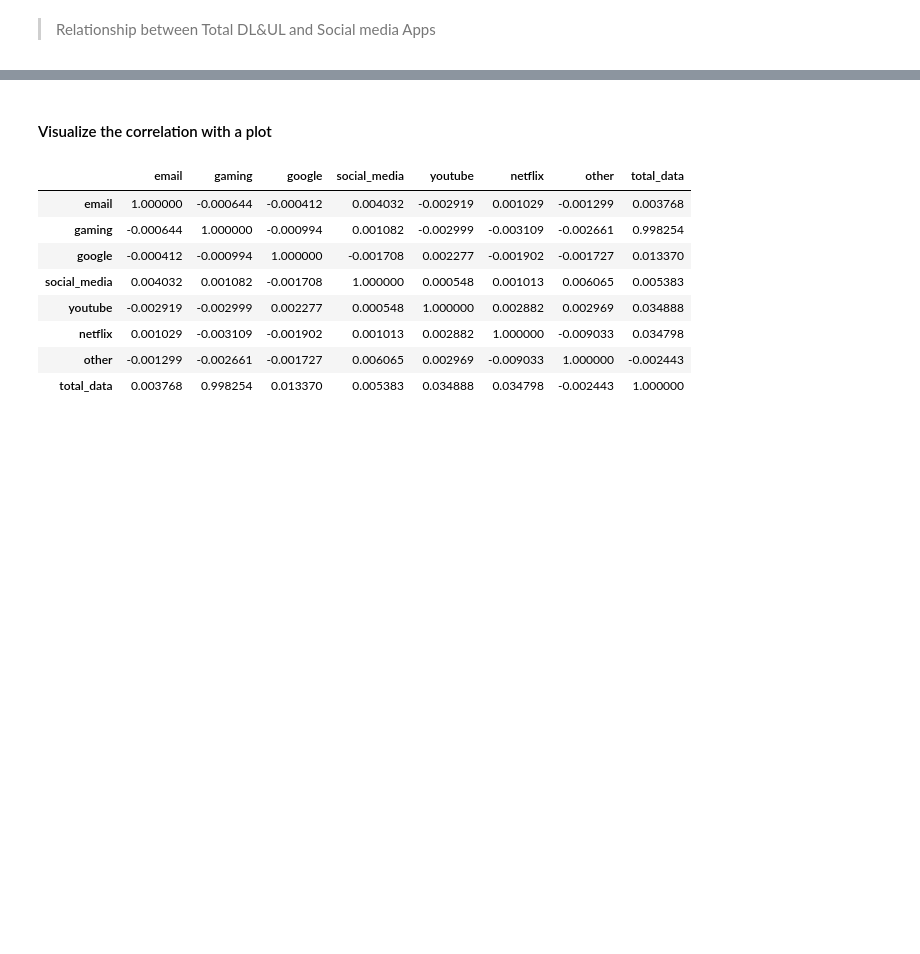
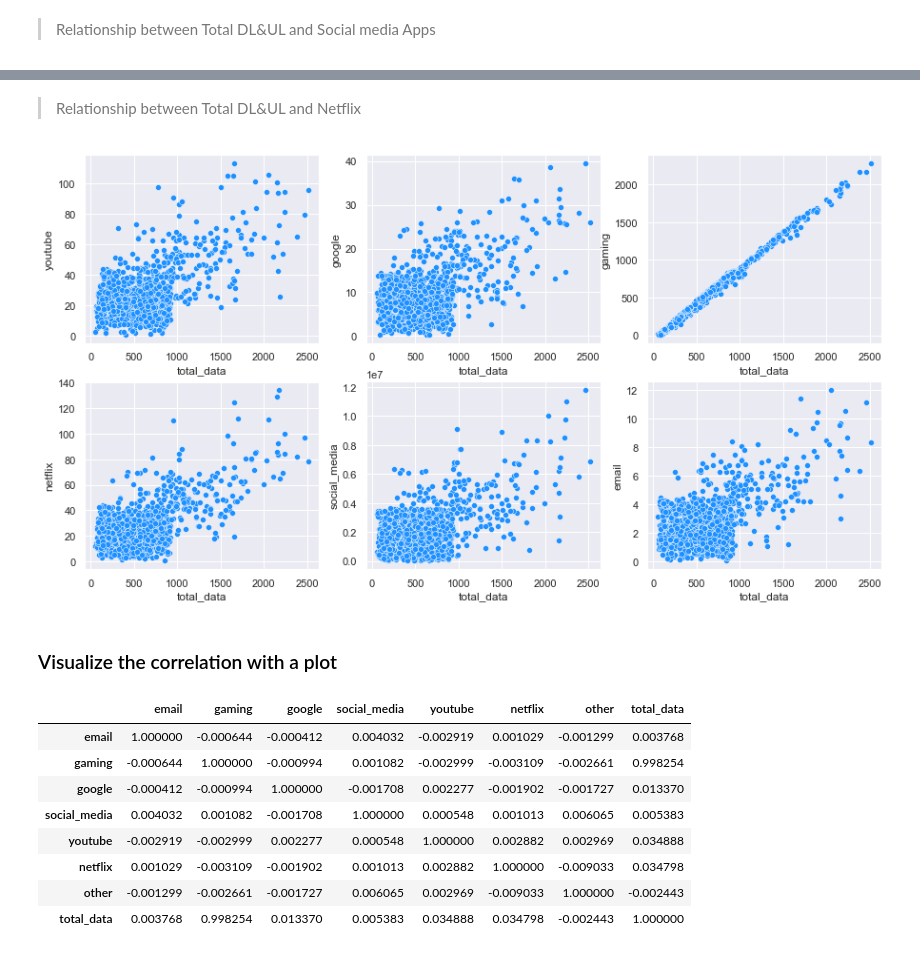
Before and after one commit to Melak2017/Telecommunication-Data-Analysis, a Jupyter notebook: Jup_Notebooks/Data_Exploration.ipynb, the cells around one changed output, grey strips where cells are left out. Drawn from its saved outputs; the diff is of its cells as text; code cells hidden in the pictures; blank space fills up the shorter version.

Commit message:
scatter with subplot complete

```diff
--- a/Jup_Notebooks/Data_Exploration.ipynb
+++ b/Jup_Notebooks/Data_Exploration.ipynb
@@ -245,6 +245,8 @@ sns.boxplot(df['gaming'])
 # %%
 #social_media
+sns.set()
 numerical_features['social_media'].plot.hist(bins=45, color='dodgerblue', figsize=(12, 7))
+#sns.displot(data=df, x='social_media',color='dodgerblue', kde=True, height=10, aspect=2)
 plt.title(f'Social media data', size=20, fontweight='bold')
 plt.show()
 # %% [output]
@@ -325,5 +325,30 @@ plt.show()
+# %% [markdown]
+>Relationship between Total DL&UL and Netflix
+# %%
+
+total_data_volume = cleann[['msisdn/number','social_media','google',
+                             'email', 'youtube','netflix', 'gaming','other','total_data']].copy()
+total_data_agg = total_data_volume.groupby('msisdn/number').sum()
+# %%
+# Scatter Plot
+
+fig, ((ax1, ax2, ax3), (ax4, ax5, ax6)) = plt.subplots(2, 3,figsize=(15,8))
+
+def bivariant_sactter(df, x_col, y_col, ax):
+    sns.scatterplot(data = df, x=x_col, y=y_col, ax=ax,color='dodgerblue')
+
+sample_df = total_data_agg.sample(1000)
+
+bivariant_sactter(sample_df, 'total_data', 'youtube', ax1)
+bivariant_sactter(sample_df, 'total_data', 'google', ax2)
+bivariant_sactter(sample_df, 'total_data', 'gaming', ax3)
+bivariant_sactter(sample_df, 'total_data', 'netflix', ax4)
+bivariant_sactter(sample_df, 'total_data', 'social_media', ax5)
+bivariant_sactter(sample_df, 'total_data', 'email', ax6)
+# %% [output]
+[figure, added]
 # %% [markdown]
-#### Visualize the correlation with a plot
+### Visualize the correlation with a plot
 # %%
 #important_features = [ 'social_media', 'google', 'email', 'youtube', 'netflix','gaming']
 corr_analysis = df[['email', 'gaming',
```
Also changed, not shown: parts of 11 cells of this notebook.
